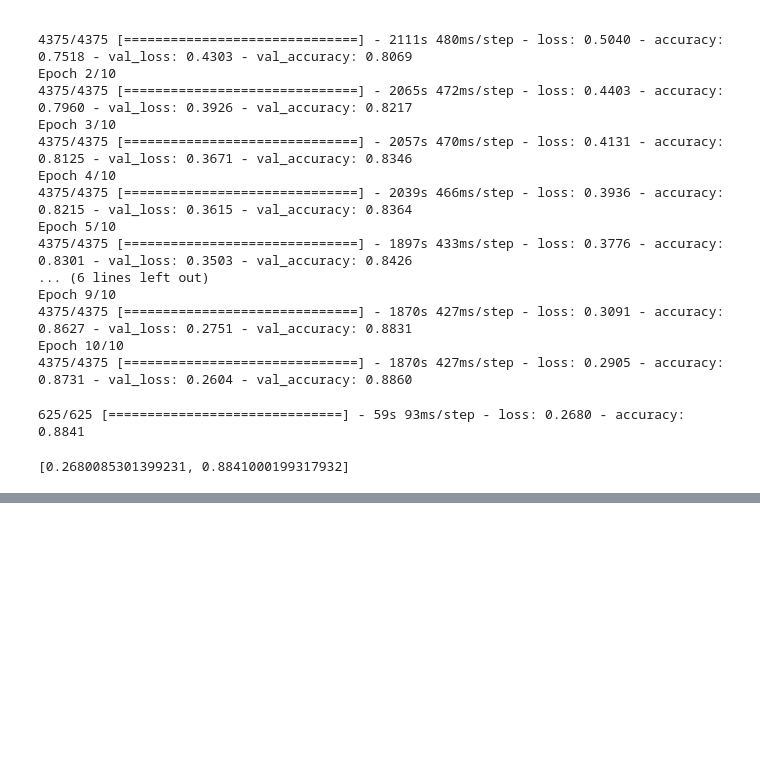
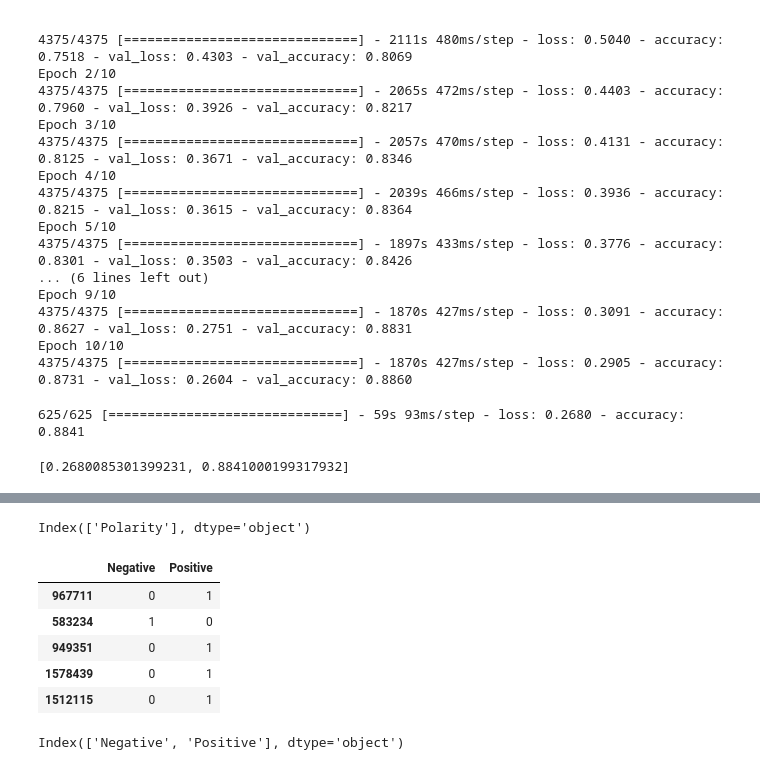
Before and after one commit to Bryteog/Tweets-Sentiment-Classifier, a Jupyter notebook: models/main.ipynb, the cells around one changed output, grey strips where cells are left out. Saved outputs shown, nothing was run; the diff lists cells and outputs as text; code cells hidden in the pictures; blank space fills up the shorter version.

```diff
--- a/models/main.ipynb
+++ b/models/main.ipynb
@@ -226,0 +232,4 @@ else:
+# %%
+data.columns[:1]
+# %% [output]
+Index(['Polarity'], dtype='object')
@@ -226,0 +238,29 @@ else:
+# %%
+def expand_sentiments(data):
+    expanded_data = pd.DataFrame()
+
+    for sentiment_value in range(2):
+        sentiment_label = "Negative" if sentiment_value == 0 else "Positive"
+        sentiment_column_name = f"{sentiment_label}"
+        expanded_data[sentiment_column_name] = (data['Polarity'] == sentiment_value).astype(int)
+
+    return expanded_data
+
+# Expand the encoded values
+expanded_data = expand_sentiments(data)
+# %%
+#Sentiment_df = data.copy()
+#Sentiment_df = Sentiment_df.join(expanded_data)
+Sentiment_df = expanded_data
+Sentiment_df.head()
+# %% [output]
+|  | Negative | Positive |
+| 967711 | 0 | 1 |
+| 583234 | 1 | 0 |
+| 949351 | 0 | 1 |
+| 1578439 | 0 | 1 |
+| 1512115 | 0 | 1 |
+# %%
+Sentiment_df.columns[:2]
+# %% [output]
+Index(['Negative', 'Positive'], dtype='object')
```
Also changed, not shown: parts of 8 cells of this notebook, 3 other files.
